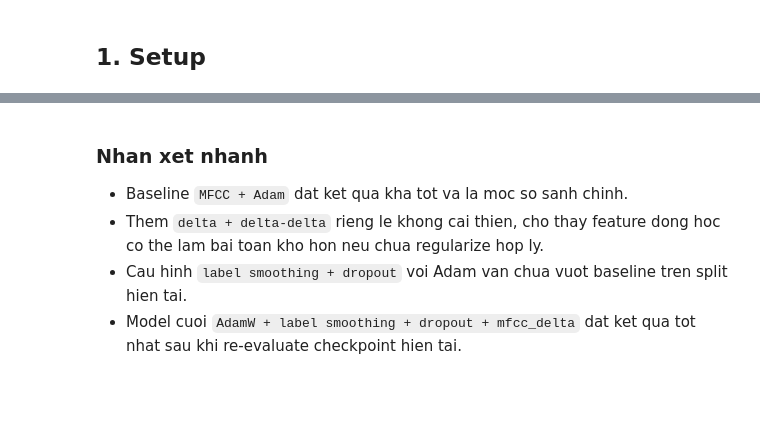
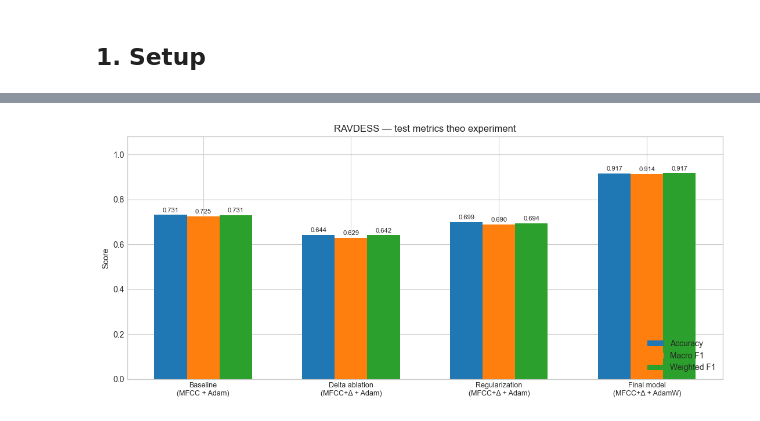
Before and after one commit to giggle-scripter/ser, a Jupyter notebook: notebooks/03_results_analysis.ipynb, the cells around one changed output, grey strips where cells are left out. Saved outputs shown, nothing was run; the diff lists cells and outputs as text; code cells hidden in the pictures; blank space fills up the shorter version.

```diff
--- a/notebooks/03_results_analysis.ipynb
+++ b/notebooks/03_results_analysis.ipynb
@@ -22,5 +44,10 @@ pd.set_option('display.max_colwidth', 120)
 # %%
 results = pd.read_csv(RESULTS_PATH)
-metric_cols = ['test_loss', 'test_acc', 'test_f1_macro', 'test_f1_weight']
+results['_order'] = results['run_name'].map({r: i for i, r in enumerate(RUN_ORDER)})
+results = results.sort_values('_order').drop(columns='_order').reset_index(drop=True)
 
-display(results[['run_name', 'model', 'feature_type', *metric_cols, 'notes']])
+display(
+    results[['run_name', 'model', 'feature_type', *METRIC_COLS, 'notes']]
+    .style
+    .format({c: '{:.4f}' for c in METRIC_COLS})
+)
@@ -27,36 +60,26 @@ display(results[['run_name', 'model', 'feature_type', *metric_cols, 'notes']])
 # %%
 plot_df = results.copy()
-plot_df['run_label'] = plot_df['run_name'].replace({
-    'cnn1d_mfcc_baseline_organic': 'Baseline\nMFCC + Adam',
-    'cnn1d_mfcc_delta_fix1_organic': 'Delta\nAdam',
-    'cnn1d_mfcc_delta_ls005_do025_adam': 'Delta + LS/DO\nAdam',
-    'cnn1d_mfcc_delta_ls005_adamw': 'Final\nAdamW',
-})
+plot_df['label'] = plot_df['run_name'].map(RUN_LABELS)
 
-fig, ax = plt.subplots(figsize=(10, 5))
-x = range(len(plot_df))
-width = 0.25
+x   = np.arange(len(plot_df))
+w   = 0.22
+fig, ax = plt.subplots(figsize=(11, 5))
 
-ax.bar([i - width for i in x], plot_df['test_acc'], width=width, label='Accuracy')
-ax.bar(x, plot_df['test_f1_macro'], width=width, label='Macro F1')
-ax.bar([i + width for i in x], plot_df['test_f1_weight'], width=width, label='Weighted F1')
+b1 = ax.bar(x - w, plot_df['test_acc'],       width=w, label='Accuracy')
+b2 = ax.bar(x,     plot_df['test_f1_macro'],  width=w, label='Macro F1')
+b3 = ax.bar(x + w, plot_df['test_f1_weight'], width=w, label='Weighted F1')
 
-ax.set_xticks(list(x))
-ax.set_xticklabels(plot_df['run_label'])
-ax.set_ylim(0, 1.0)
+for bars in [b1, b2, b3]:
+    ax.bar_label(bars, fmt='%.3f', fontsize=8, padding=2)
+
+ax.set_xticks(x)
+ax.set_xticklabels(plot_df['label'], fontsize=9)
+ax.set_ylim(0, 1.08)
 ax.set_ylabel('Score')
-ax.set_title('RAVDESS test metrics by experiment')
+ax.set_title('RAVDESS — test metrics theo experiment')
 ax.legend(loc='lower right')
-
-for container in ax.containers:
-    ax.bar_label(container, fmt='%.3f', fontsize=8, padding=2)
-
 fig.tight_layout()
+plt.savefig(FIGURE_DIR / 'experiment_comparison.png', dpi=150, bbox_inches='tight')
 plt.show()
+# %% [output]
+[figure, added]
-# %% [markdown]
-### Nhan xet nhanh
-
-- Baseline `MFCC + Adam` dat ket qua kha tot va la moc so sanh chinh.
-- Them `delta + delta-delta` rieng le khong cai thien, cho thay feature dong hoc co the lam bai toan kho hon neu chua regularize hop ly.
-- Cau hinh `label smoothing + dropout` voi Adam van chua vuot baseline tren split hien tai.
-- Model cuoi `AdamW + label smoothing + dropout + mfcc_delta` dat ket qua tot nhat sau khi re-evaluate checkpoint hien tai.
```
Also changed, not shown: parts of 16 cells of this notebook, 3 other files.
